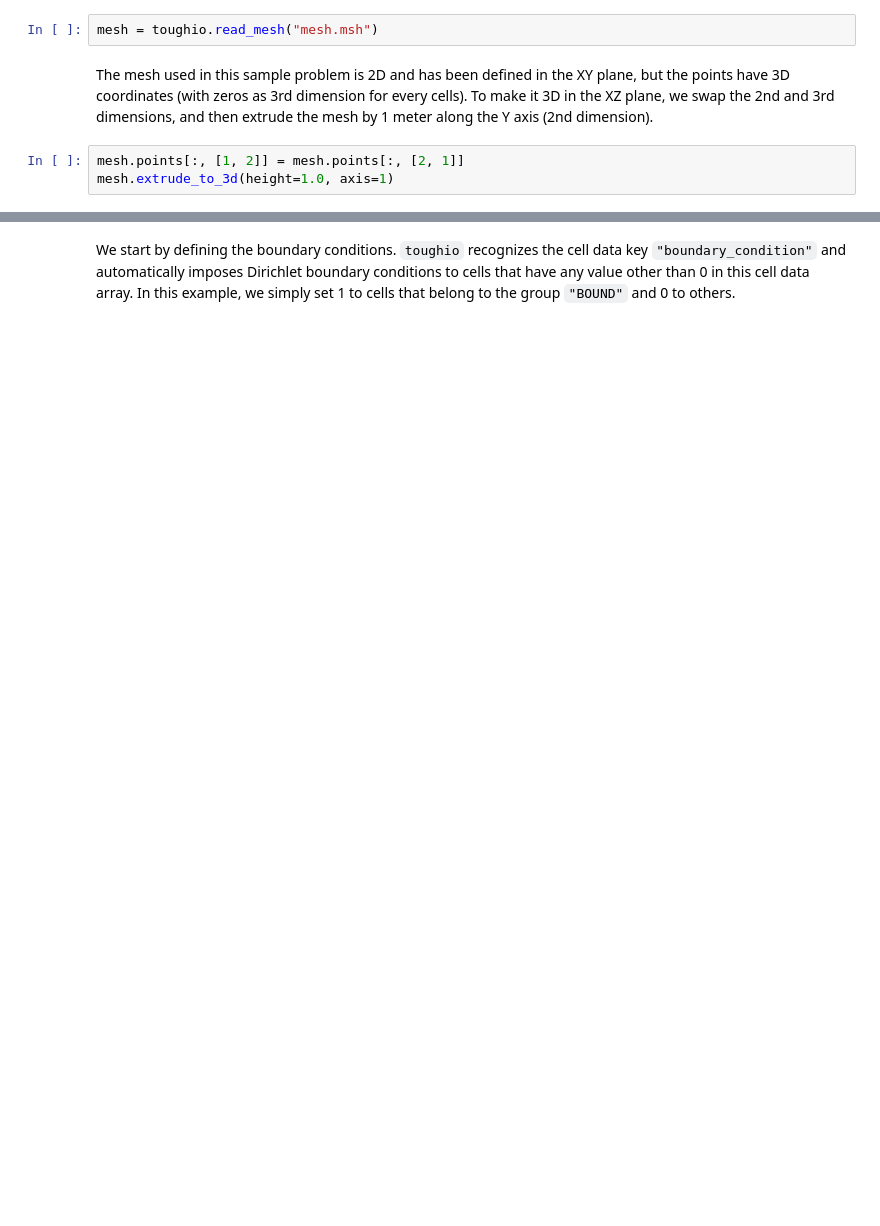
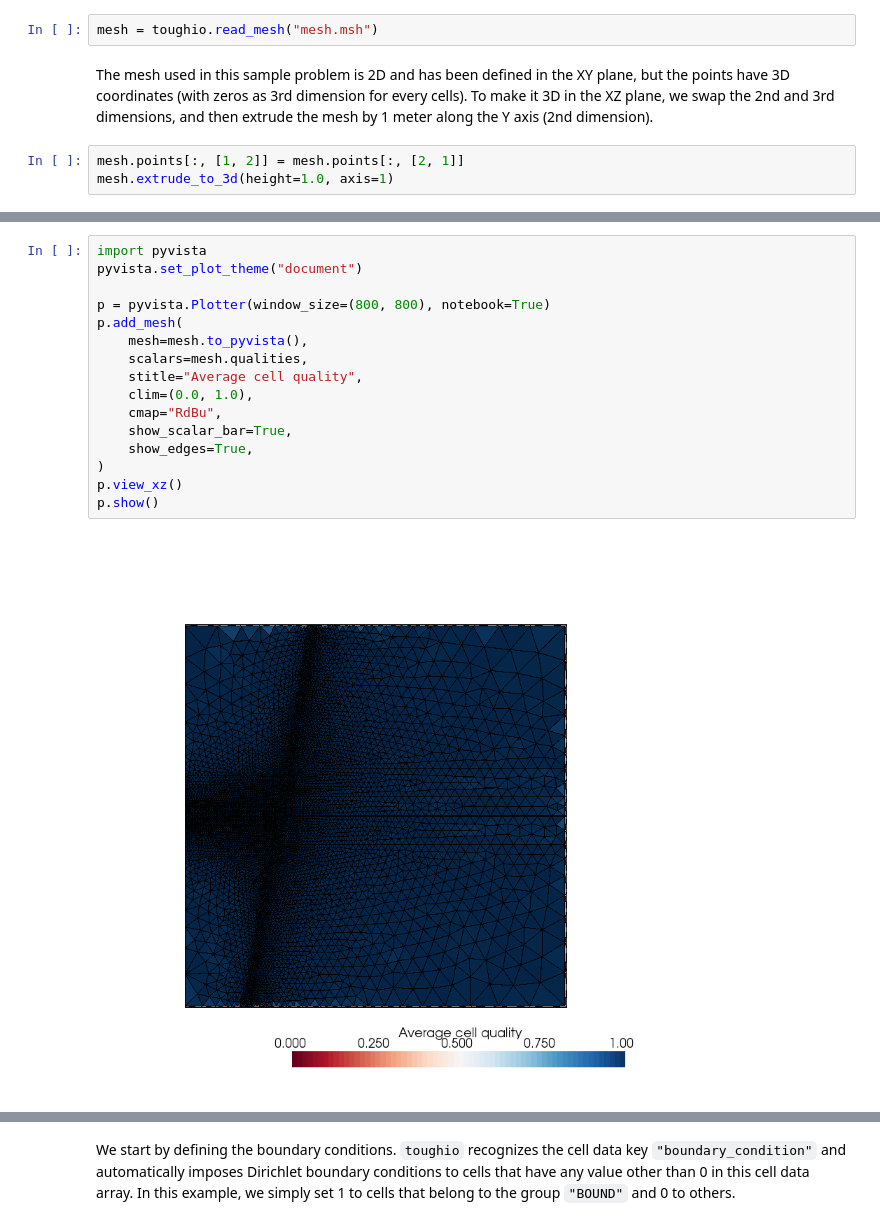
Before and after one commit to keurfonluu/toughio, a Jupyter notebook: notebooks/Preprocessing/1. Generate MESH and INCON files.ipynb, the cells around one changed output, grey strips where cells are left out. Cells and saved outputs as stored; diff of their text form; blank space fills up the shorter version.

```diff
--- a/notebooks/Preprocessing/1. Generate MESH and INCON files.ipynb
+++ b/notebooks/Preprocessing/1. Generate MESH and INCON files.ipynb
@@ -17,0 +22,18 @@ mesh.extrude_to_3d(height=1.0, axis=1)
+# %%
+import pyvista
+pyvista.set_plot_theme("document")
+
+p = pyvista.Plotter(window_size=(800, 800), notebook=True)
+p.add_mesh(
+    mesh=mesh.to_pyvista(),
+    scalars=mesh.qualities,
+    stitle="Average cell quality",
+    clim=(0.0, 1.0),
+    cmap="RdBu",
+    show_scalar_bar=True,
+    show_edges=True,
+)
+p.view_xz()
+p.show()
+# %% [output]
+[figure, added]
```
Also changed, not shown: parts of 8 cells of this notebook, 7 other files.
